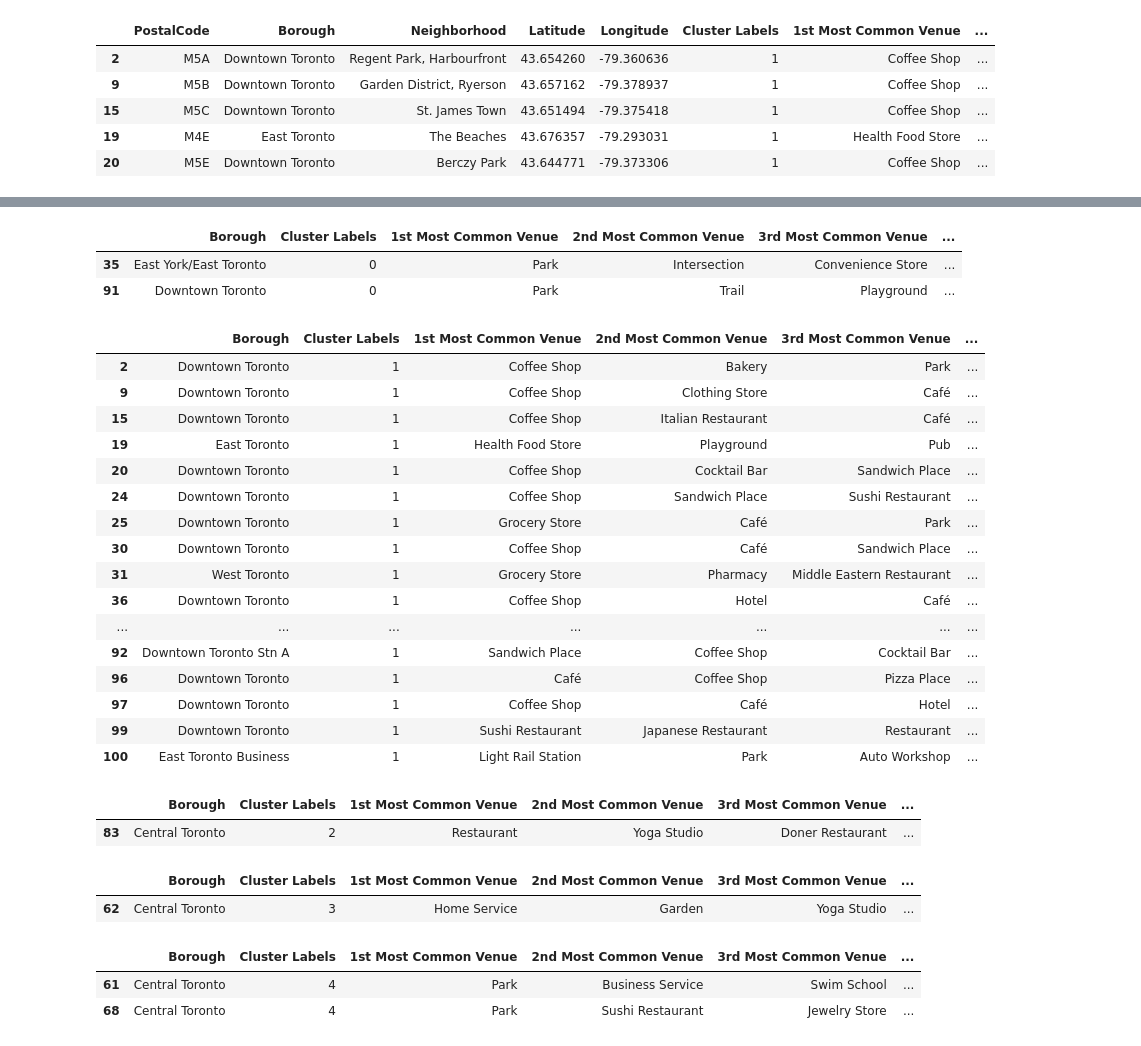
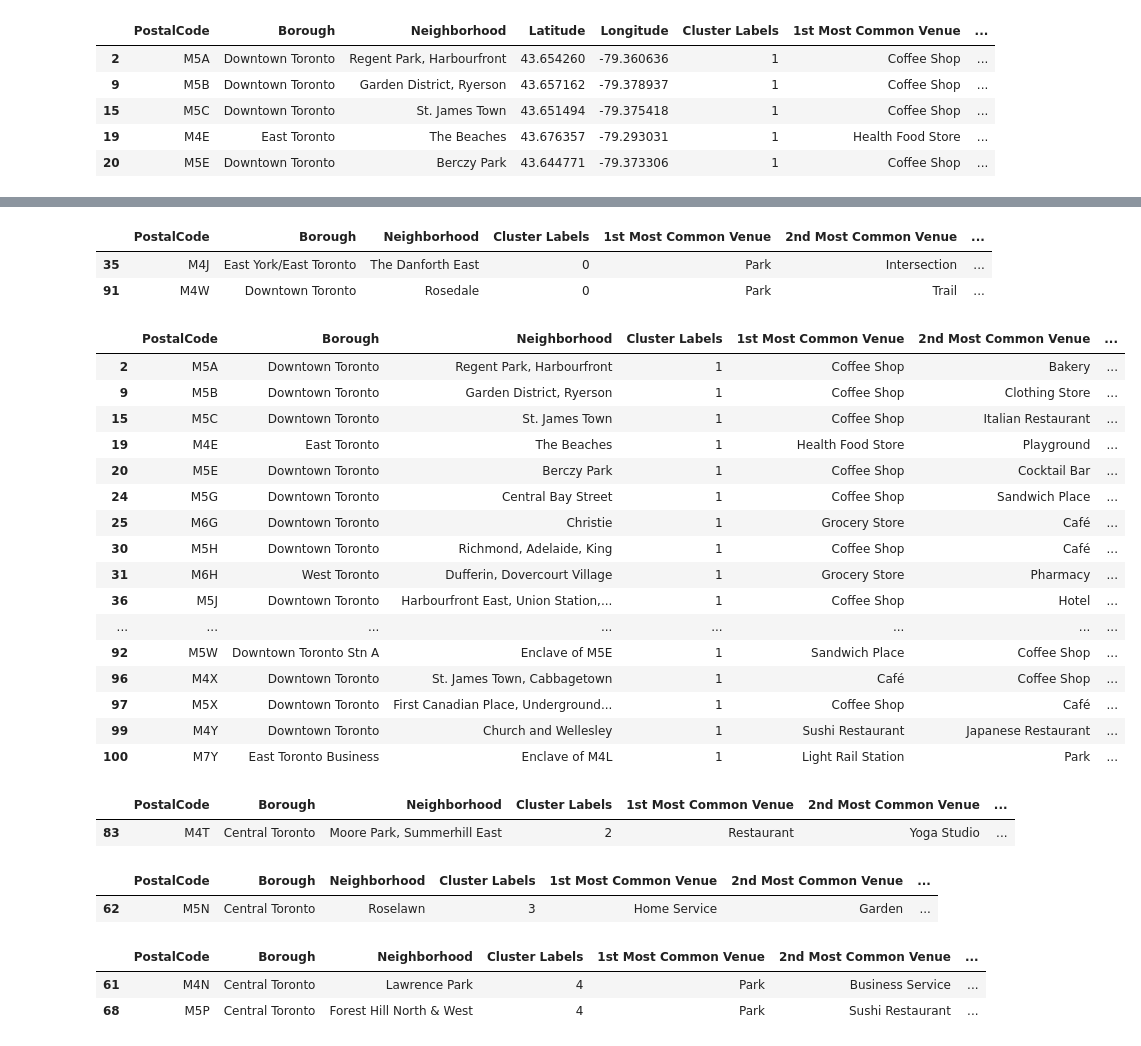
Before and after one commit to kanzhang36/Coursera_Capstone, a Jupyter notebook: Capstone Proj Week3 Toronto Neighborhood Clusterin.ipynb, the cells around one changed output, grey strips where cells are left out. Drawn from its saved outputs; the diff is of its cells as text; code cells hidden in the pictures.

Commit message:
Published from Watson Studio.

```diff
--- a/Capstone Proj Week3 Toronto Neighborhood Clusterin.ipynb
+++ b/Capstone Proj Week3 Toronto Neighborhood Clusterin.ipynb
@@ -491,48 +491,48 @@ map_clusters
 [interactive output not drawn]
 # %%
 # Cluster 1
-toronto_merged.loc[toronto_merged['Cluster Labels'] == 0, toronto_merged.columns[[1] + list(range(5, toronto_merged.shape[1]))]]
+toronto_merged.loc[toronto_merged['Cluster Labels'] == 0, toronto_merged.columns[[0,1,2] + list(range(5, toronto_merged.shape[1]))]]
 # %% [output]
-|  | Borough | Cluster Labels | 1st Most Common Venue | 2nd Most Common Venue | 3rd Most Common Venue | ... |
-| 35 | East York/East Toronto | 0 | Park | Intersection | Convenience Store | ... |
-| 91 | Downtown Toronto | 0 | Park | Trail | Playground | ... |
+|  | PostalCode | Borough | Neighborhood | Cluster Labels | 1st Most Common Venue | 2nd Most Common Venue | ... |
+| 35 | M4J | East York/East Toronto | The Danforth East | 0 | Park | Intersection | ... |
+| 91 | M4W | Downtown Toronto | Rosedale | 0 | Park | Trail | ... |
 # %%
 # Cluster 2
-toronto_merged.loc[toronto_merged['Cluster Labels'] == 1, toronto_merged.columns[[1] + list(range(5, toronto_merged.shape[1]))]]
+toronto_merged.loc[toronto_merged['Cluster Labels'] == 1, toronto_merged.columns[[0,1,2] + list(range(5, toronto_merged.shape[1]))]]
 # %% [output]
-|  | Borough | Cluster Labels | 1st Most Common Venue | 2nd Most Common Venue | 3rd Most Common Venue | ... |
-| 2 | Downtown Toronto | 1 | Coffee Shop | Bakery | Park | ... |
-| 9 | Downtown Toronto | 1 | Coffee Shop | Clothing Store | Café | ... |
-| 15 | Downtown Toronto | 1 | Coffee Shop | Italian Restaurant | Café | ... |
-| 19 | East Toronto | 1 | Health Food Store | Playground | Pub | ... |
-| 20 | Downtown Toronto | 1 | Coffee Shop | Cocktail Bar | Sandwich Place | ... |
-| 24 | Downtown Toronto | 1 | Coffee Shop | Sandwich Place | Sushi Restaurant | ... |
-| 25 | Downtown Toronto | 1 | Grocery Store | Café | Park | ... |
-| 30 | Downtown Toronto | 1 | Coffee Shop | Café | Sandwich Place | ... |
-| 31 | West Toronto | 1 | Grocery Store | Pharmacy | Middle Eastern Restaurant | ... |
-| 36 | Downtown Toronto | 1 | Coffee Shop | Hotel | Café | ... |
-| ... | ... | ... | ... | ... | ... | ... |
-| 92 | Downtown Toronto Stn A | 1 | Sandwich Place | Coffee Shop | Cocktail Bar | ... |
-| 96 | Downtown Toronto | 1 | Café | Coffee Shop | Pizza Place | ... |
-| 97 | Downtown Toronto | 1 | Coffee Shop | Café | Hotel | ... |
-| 99 | Downtown Toronto | 1 | Sushi Restaurant | Japanese Restaurant | Restaurant | ... |
-| 100 | East Toronto Business | 1 | Light Rail Station | Park | Auto Workshop | ... |
+|  | PostalCode | Borough | Neighborhood | Cluster Labels | 1st Most Common Venue | 2nd Most Common Venue | ... |
+| 2 | M5A | Downtown Toronto | Regent Park, Harbourfront | 1 | Coffee Shop | Bakery | ... |
+| 9 | M5B | Downtown Toronto | Garden District, Ryerson | 1 | Coffee Shop | Clothing Store | ... |
+| 15 | M5C | Downtown Toronto | St. James Town | 1 | Coffee Shop | Italian Restaurant | ... |
+| 19 | M4E | East Toronto | The Beaches | 1 | Health Food Store | Playground | ... |
+| 20 | M5E | Downtown Toronto | Berczy Park | 1 | Coffee Shop | Cocktail Bar | ... |
+| 24 | M5G | Downtown Toronto | Central Bay Street | 1 | Coffee Shop | Sandwich Place | ... |
+| 25 | M6G | Downtown Toronto | Christie | 1 | Grocery Store | Café | ... |
+| 30 | M5H | Downtown Toronto | Richmond, Adelaide, King | 1 | Coffee Shop | Café | ... |
+| 31 | M6H | West Toronto | Dufferin, Dovercourt Village | 1 | Grocery Store | Pharmacy | ... |
+| 36 | M5J | Downtown Toronto | Harbourfront East, Union Station,... | 1 | Coffee Shop | Hotel | ... |
+| ... | ... | ... | ... | ... | ... | ... | ... |
+| 92 | M5W | Downtown Toronto Stn A | Enclave of M5E | 1 | Sandwich Place | Coffee Shop | ... |
+| 96 | M4X | Downtown Toronto | St. James Town, Cabbagetown | 1 | Café | Coffee Shop | ... |
+| 97 | M5X | Downtown Toronto | First Canadian Place, Underground... | 1 | Coffee Shop | Café | ... |
+| 99 | M4Y | Downtown Toronto | Church and Wellesley | 1 | Sushi Restaurant | Japanese Restaurant | ... |
+| 100 | M7Y | East Toronto Business | Enclave of M4L | 1 | Light Rail Station | Park | ... |
 # %%
 # Cluster 3
-toronto_merged.loc[toronto_merged['Cluster Labels'] == 2, toronto_merged.columns[[1] + list(range(5, toronto_merged.shape[1]))]]
+toronto_merged.loc[toronto_merged['Cluster Labels'] == 2, toronto_merged.columns[[0,1,2] + list(range(5, toronto_merged.shape[1]))]]
 # %% [output]
-|  | Borough | Cluster Labels | 1st Most Common Venue | 2nd Most Common Venue | 3rd Most Common Venue | ... |
-| 83 | Central Toronto | 2 | Restaurant | Yoga Studio | Doner Restaurant | ... |
+|  | PostalCode | Borough | Neighborhood | Cluster Labels | 1st Most Common Venue | 2nd Most Common Venue | ... |
+| 83 | M4T | Central Toronto | Moore Park, Summerhill East | 2 | Restaurant | Yoga Studio | ... |
 # %%
 # Cluster 4
-toronto_merged.loc[toronto_merged['Cluster Labels'] == 3, toronto_merged.columns[[1] + list(range(5, toronto_merged.shape[1]))]]
+toronto_merged.loc[toronto_merged['Cluster Labels'] == 3, toronto_merged.columns[[0,1,2] + list(range(5, toronto_merged.shape[1]))]]
 # %% [output]
-|  | Borough | Cluster Labels | 1st Most Common Venue | 2nd Most Common Venue | 3rd Most Common Venue | ... |
-| 62 | Central Toronto | 3 | Home Service | Garden | Yoga Studio | ... |
+|  | PostalCode | Borough | Neighborhood | Cluster Labels | 1st Most Common Venue | 2nd Most Common Venue | ... |
+| 62 | M5N | Central Toronto | Roselawn | 3 | Home Service | Garden | ... |
 # %%
 # Cluster 5
-toronto_merged.loc[toronto_merged['Cluster Labels'] == 4, toronto_merged.columns[[1] + list(range(5, toronto_merged.shape[1]))]]
+toronto_merged.loc[toronto_merged['Cluster Labels'] == 4, toronto_merged.columns[[0,1,2] + list(range(5, toronto_merged.shape[1]))]]
 # %% [output]
-|  | Borough | Cluster Labels | 1st Most Common Venue | 2nd Most Common Venue | 3rd Most Common Venue | ... |
-| 61 | Central Toronto | 4 | Park | Business Service | Swim School | ... |
-| 68 | Central Toronto | 4 | Park | Sushi Restaurant | Jewelry Store | ... |
+|  | PostalCode | Borough | Neighborhood | Cluster Labels | 1st Most Common Venue | 2nd Most Common Venue | ... |
+| 61 | M4N | Central Toronto | Lawrence Park | 4 | Park | Business Service | ... |
+| 68 | M5P | Central Toronto | Forest Hill North & West | 4 | Park | Sushi Restaurant | ... |
```
